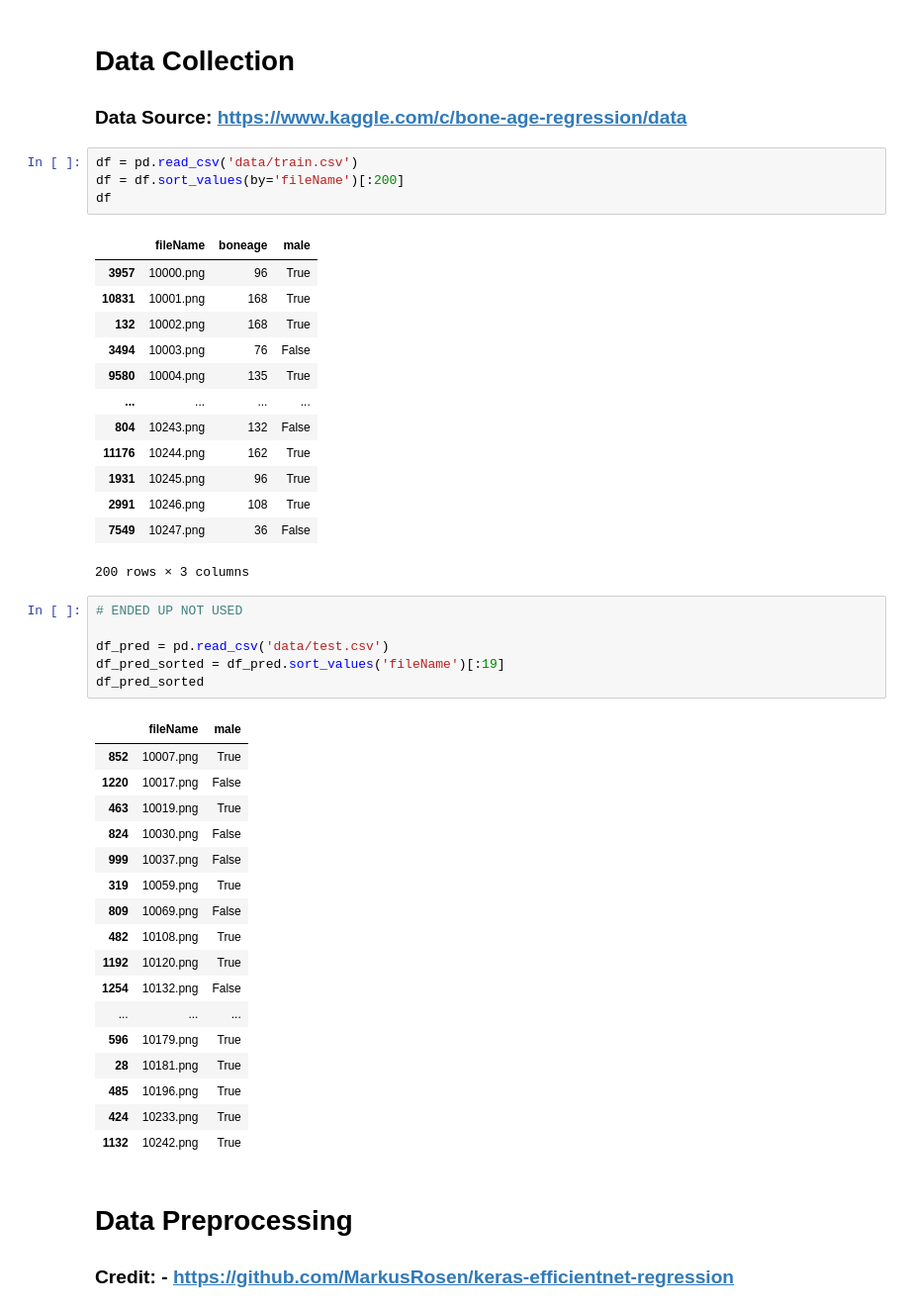
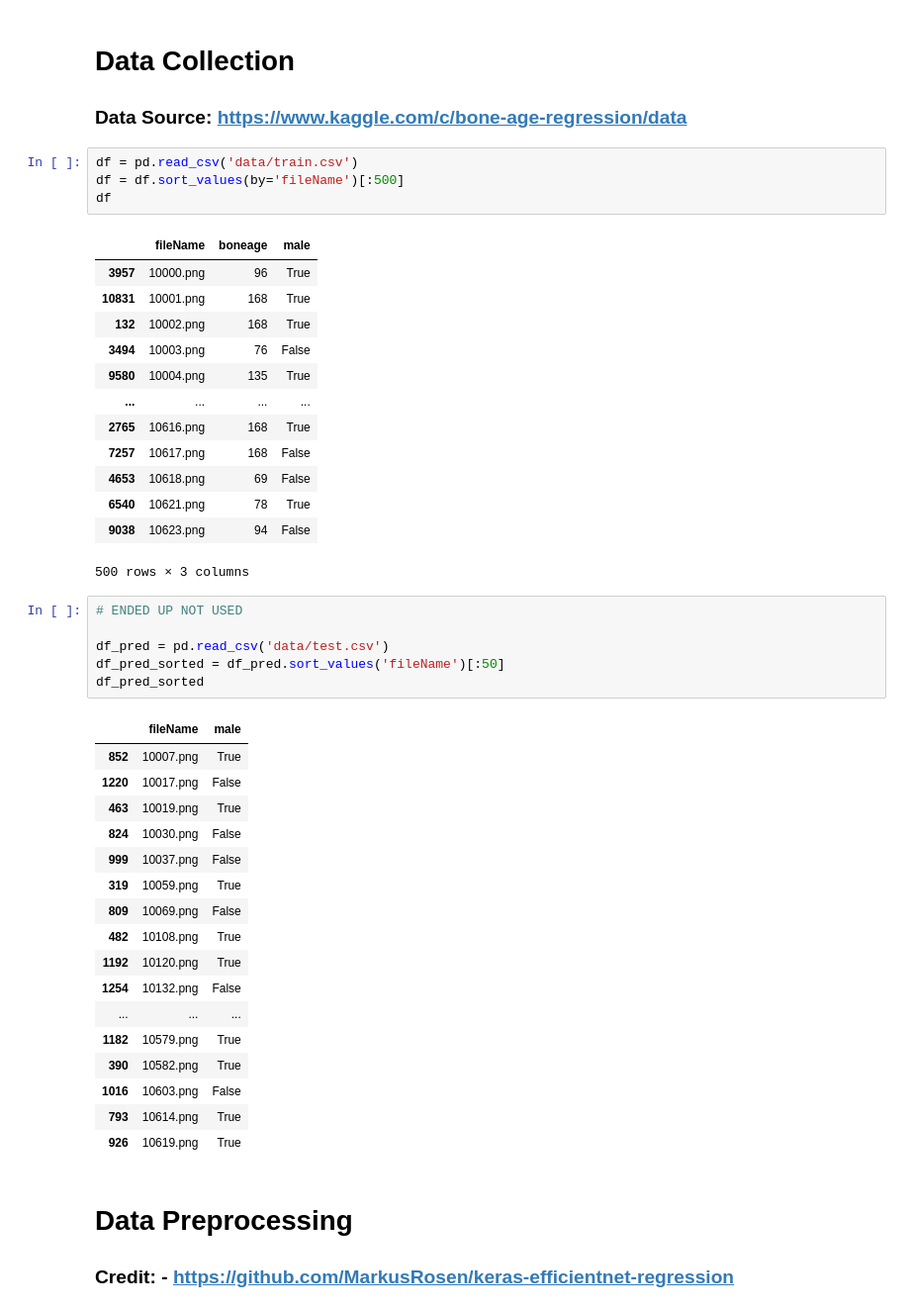
Before and after one commit to rinogrego/Bone-Age-Assessment, a Jupyter notebook: Bone Age Assessment.ipynb, the cells around one changed output. Shown at 99% size. Saved outputs shown, nothing was run; the diff lists cells and outputs as text.

```diff
--- a/Bone Age Assessment.ipynb
+++ b/Bone Age Assessment.ipynb
@@ -29,27 +29,27 @@ from tensorflow.keras.callbacks import History
 ### Data Source: https://www.kaggle.com/c/bone-age-regression/data
 # %%
 df = pd.read_csv('data/train.csv')
-df = df.sort_values(by='fileName')[:200]
+df = df.sort_values(by='fileName')[:500]
 df
 # %% [output]
 |  | fileName | boneage | male |
 | 3957 | 10000.png | 96 | True |
 | 10831 | 10001.png | 168 | True |
 | 132 | 10002.png | 168 | True |
 | 3494 | 10003.png | 76 | False |
 | 9580 | 10004.png | 135 | True |
 | ... | ... | ... | ... |
-| 804 | 10243.png | 132 | False |
-| 11176 | 10244.png | 162 | True |
-| 1931 | 10245.png | 96 | True |
-| 2991 | 10246.png | 108 | True |
-| 7549 | 10247.png | 36 | False |
+| 2765 | 10616.png | 168 | True |
+| 7257 | 10617.png | 168 | False |
+| 4653 | 10618.png | 69 | False |
+| 6540 | 10621.png | 78 | True |
+| 9038 | 10623.png | 94 | False |
-200 rows × 3 columns
+500 rows × 3 columns
 # %%
 # ENDED UP NOT USED
 
 df_pred = pd.read_csv('data/test.csv')
-df_pred_sorted = df_pred.sort_values('fileName')[:19]
+df_pred_sorted = df_pred.sort_values('fileName')[:50]
 df_pred_sorted
 # %% [output]
 |  | fileName | male |
@@ -64,11 +64,11 @@ df_pred_sorted
 | 1192 | 10120.png | True |
 | 1254 | 10132.png | False |
 | ... | ... | ... |
-| 596 | 10179.png | True |
-| 28 | 10181.png | True |
-| 485 | 10196.png | True |
-| 424 | 10233.png | True |
-| 1132 | 10242.png | True |
+| 1182 | 10579.png | True |
+| 390 | 10582.png | True |
+| 1016 | 10603.png | False |
+| 793 | 10614.png | True |
+| 926 | 10619.png | True |
 # %% [markdown]
 # Data Preprocessing
 
```
Also changed, not shown: parts of 32 cells of this notebook.
